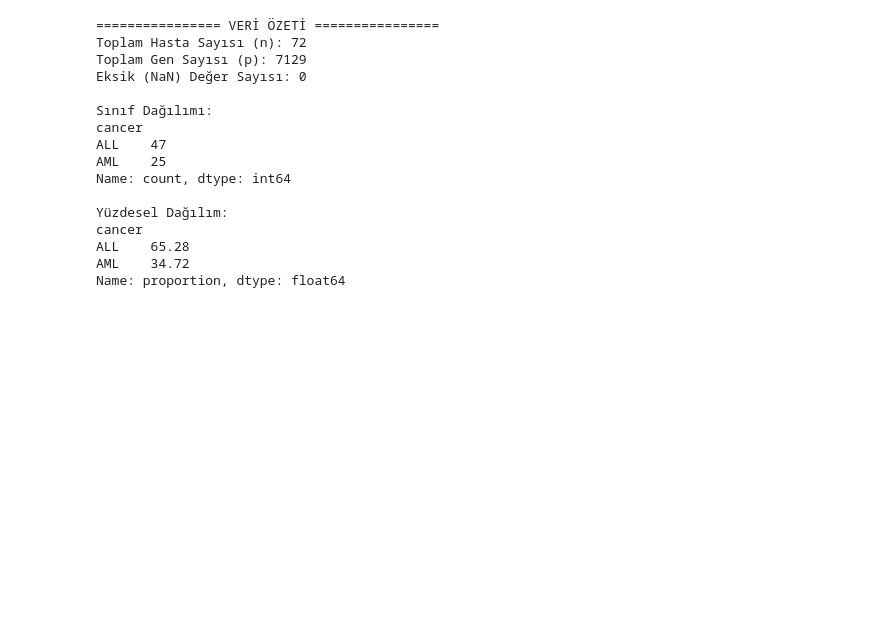
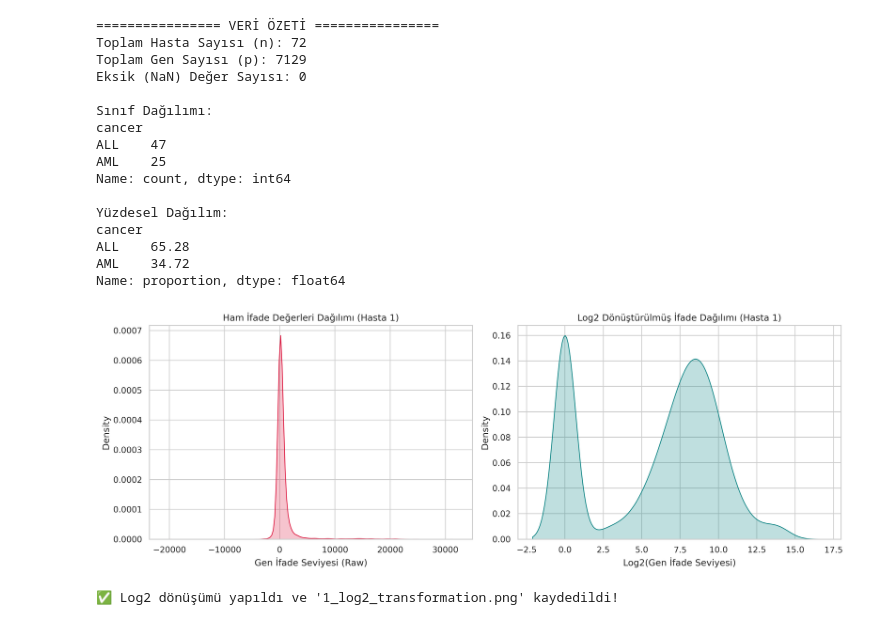
Before and after one commit to sharakhaplan/All-Aml-Leukemia-Subtype-Classification-Using-Gene-Expression-Data, a Jupyter notebook: Classification_of_ALL_and_AML.ipynb, the cells around one changed output. Drawn from its saved outputs; the diff is of its cells as text; code cells hidden in the pictures; blank space fills up the shorter version.

Commit message:
Log2 dönüşümü uygulanıp görselleştirildi

```diff
--- a/Classification_of_ALL_and_AML.ipynb
+++ b/Classification_of_ALL_and_AML.ipynb
@@ -88,3 +88,27 @@ cancer
 ALL    65.28
 AML    34.72
 Name: proportion, dtype: float64
+# %%
+# Negatif ve sıfır değerleri biyolojik taban değer olan 1'e sabitleme (Thresholding)
+X_floored = X_raw.clip(lower=1)
+
+# Log2 Dönüşümü
+X_log2 = np.log2(X_floored)
+
+# Ham Veri vs Log2 Dağılım Grafiği
+fig, axes = plt.subplots(1, 2, figsize=(14, 5))
+
+sns.kdeplot(X_raw.iloc[0], ax=axes[0], color='crimson', fill=True)
+axes[0].set_title("Ham İfade Değerleri Dağılımı (Hasta 1)")
+axes[0].set_xlabel("Gen İfade Seviyesi (Raw)")
+sns.kdeplot(X_log2.iloc[0], ax=axes[1], color='teal', fill=True)
+axes[1].set_title("Log2 Dönüştürülmüş İfade Dağılımı (Hasta 1)")
+axes[1].set_xlabel("Log2(Gen İfade Seviyesi)")
+plt.tight_layout()
+plt.savefig("1_log2_transformation.png")
+plt.show()
+
+print("✅ Log2 dönüşümü yapıldı ve '1_log2_transformation.png' kaydedildi!")
+# %% [output]
+[figure, added]
+✅ Log2 dönüşümü yapıldı ve '1_log2_transformation.png' kaydedildi!
```
